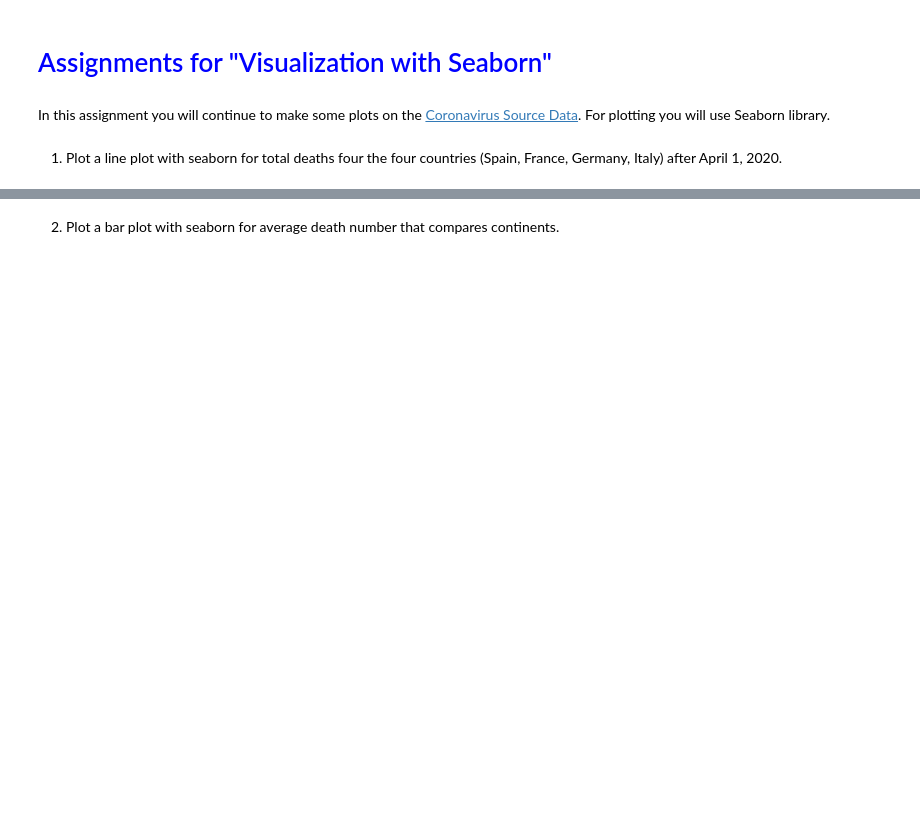
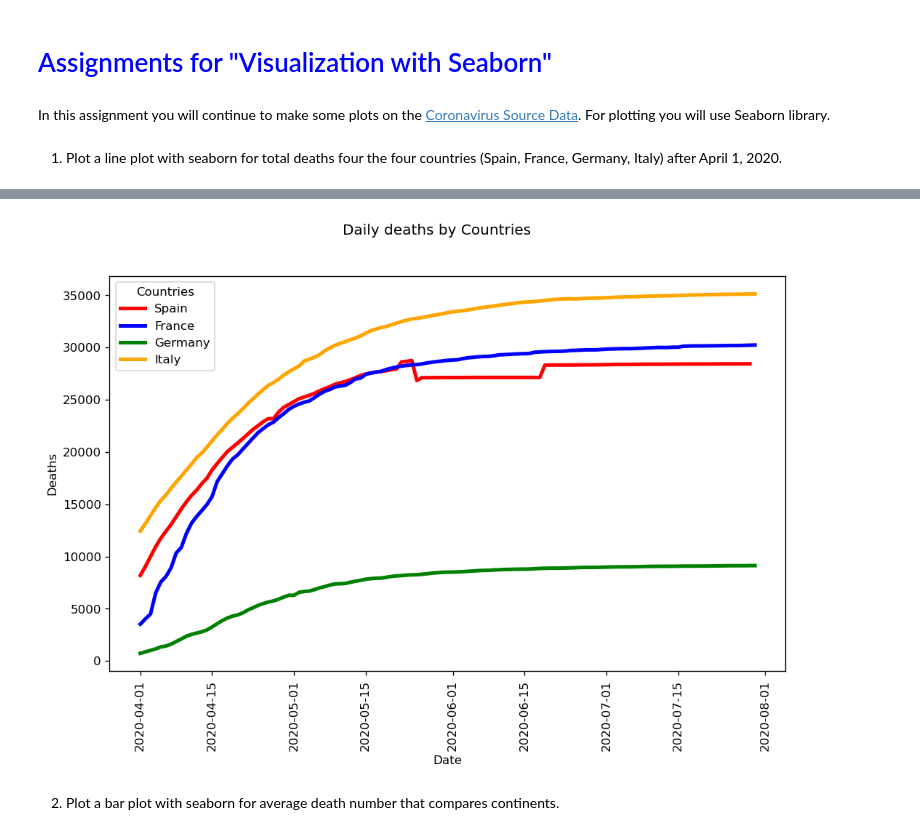
Before and after one commit to fatihbe25/bootrainDS, a Jupyter notebook: 04-Assignments for Visualization/04_06_VisualizationWithSeaborn.ipynb, the cells around one changed output, grey strips where cells are left out. Drawn from its saved outputs; the diff is of its cells as text; code cells hidden in the pictures; blank space fills up the shorter version.

```diff
--- a/04-Assignments for Visualization/04_06_VisualizationWithSeaborn.ipynb
+++ b/04-Assignments for Visualization/04_06_VisualizationWithSeaborn.ipynb
@@ -6,8 +6,7 @@ In this assignment you will continue to make some plots on the [Coronavirus Sour
 1. Plot a line plot with seaborn for total deaths four the four countries (Spain, France, Germany, Italy) after April 1, 2020.
 # %%
 import pandas as pd
-
 import seaborn as sns
 import matplotlib.pyplot as plt
 
-df = pd.read_csv('owid-covid-data.csv', parse_dates=["date"], low_memory=False)
+covid_data = pd.read_csv('owid-covid-data.csv', parse_dates=["date"], low_memory=False)
@@ -17,2 +13,40 @@ df = pd.read_csv('owid-covid-data.csv', parse_dates=["date"], low_memory=False)
+# %%
+
+#from datetime import datetime
+#startFrom=datetime(2020,4,1)
+#print(startFrom)
+
+#display(covid_data)
+
+countries=["Spain","France","Germany","Italy"]
+colors=["red","blue","green","orange"]
+
+fig=plt.figure(figsize=(10,6),dpi=120)
+fig.suptitle("Daily deaths by Countries")
+
+
+plotNo=1
+
+
+for country in countries:
+    covid_data_filtered=covid_data[ ( covid_data.location==country ) &  (covid_data.date>="2020-04-01" )  ]    #.isin(["Spain","France","Germany","Italy"])
+    #covid_data_filtered
+    #total_deaths=covid_data_filtered.groupby("location").agg({"total_deaths":["sum"]})
+    #total_deaths
+    #plt.subplot(2,2,plotNo)
+    #plt.title("Total deatsh for {}".format(country),color=colors[plotNo-1])
+    sns.lineplot(x=covid_data_filtered.date,y="total_deaths",data=covid_data_filtered,linewidth=3,color=colors[plotNo-1],label=countries[plotNo-1])
+
+    plotNo+=1
+
+plt.xlabel("Date")
+plt.ylabel("Deaths")
+plt.xticks(rotation=90)
+plt.legend(title="Countries",loc=2)
+
+import warnings
+warnings.filterwarnings("ignore")
+# %% [output]
+[figure, added]
 # %% [markdown]
 2. Plot a bar plot with seaborn for average death number that compares continents.
```
Also changed, not shown: parts of 7 cells of this notebook.
